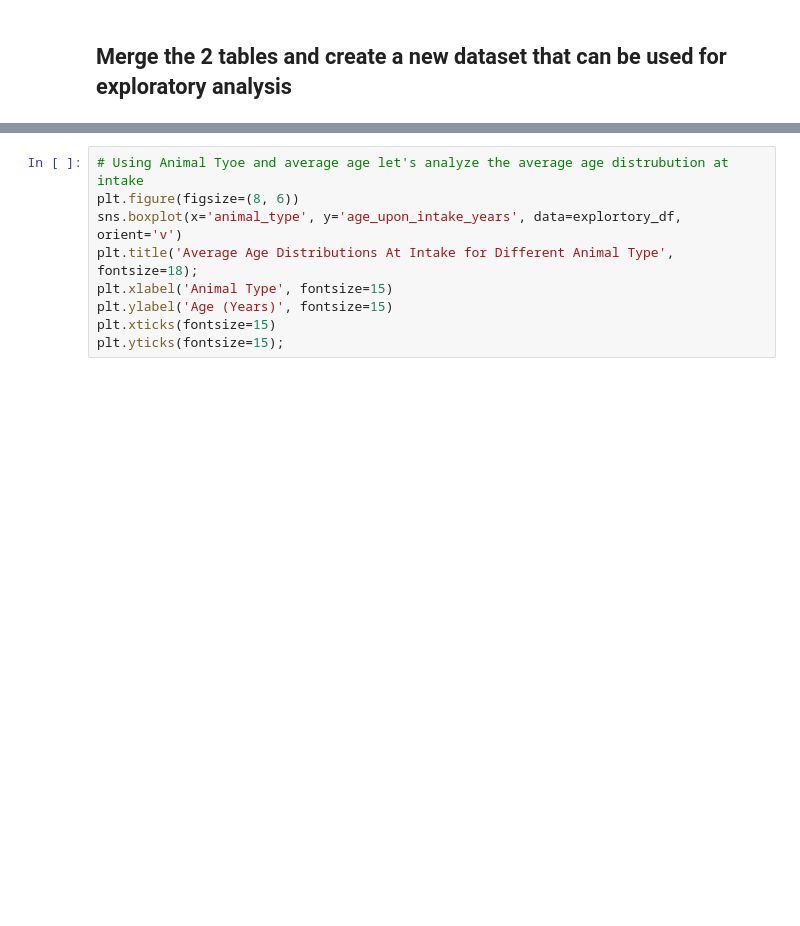
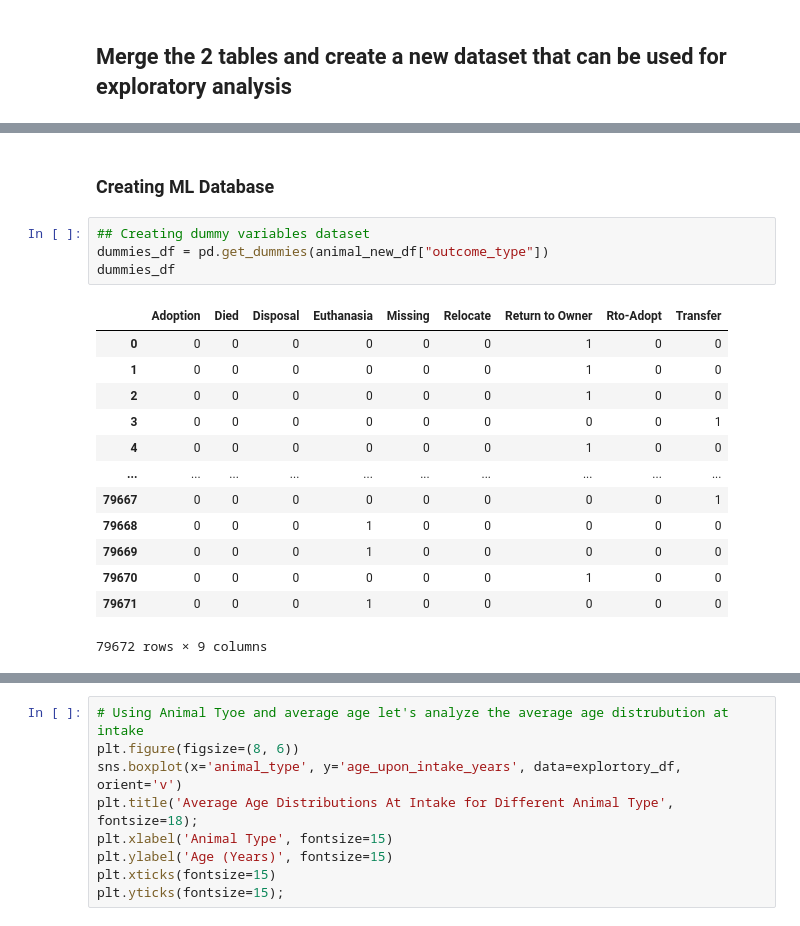
Before and after one commit to hookjamesa/austin_animal_shelter_analysis, a Jupyter notebook: segment2_starter_code.ipynb, the cells around one changed output, grey strips where cells are left out. Drawn from its saved outputs; the diff is of its cells as text; blank space fills up the shorter version.

Commit message:
creating ml_df

```diff
--- a/segment2_starter_code.ipynb
+++ b/segment2_starter_code.ipynb
@@ -261,0 +277,20 @@ explortory_df.head()
+# %% [markdown]
+### Creating ML Database
+# %%
+## Creating dummy variables dataset
+dummies_df = pd.get_dummies(animal_new_df["outcome_type"])
+dummies_df
+# %% [output]
+|  | Adoption | Died | Disposal | Euthanasia | Missing | Relocate | Return to Owner | Rto-Adopt | Transfer |
+| 0 | 0 | 0 | 0 | 0 | 0 | 0 | 1 | 0 | 0 |
+| 1 | 0 | 0 | 0 | 0 | 0 | 0 | 1 | 0 | 0 |
+| 2 | 0 | 0 | 0 | 0 | 0 | 0 | 1 | 0 | 0 |
+| 3 | 0 | 0 | 0 | 0 | 0 | 0 | 0 | 0 | 1 |
+| 4 | 0 | 0 | 0 | 0 | 0 | 0 | 1 | 0 | 0 |
+| ... | ... | ... | ... | ... | ... | ... | ... | ... | ... |
+| 79667 | 0 | 0 | 0 | 0 | 0 | 0 | 0 | 0 | 1 |
+| 79668 | 0 | 0 | 0 | 1 | 0 | 0 | 0 | 0 | 0 |
+| 79669 | 0 | 0 | 0 | 1 | 0 | 0 | 0 | 0 | 0 |
+| 79670 | 0 | 0 | 0 | 0 | 0 | 0 | 1 | 0 | 0 |
+| 79671 | 0 | 0 | 0 | 1 | 0 | 0 | 0 | 0 | 0 |
+79672 rows × 9 columns
```
Also changed, not shown: parts of 25 cells of this notebook, 1 other file.
